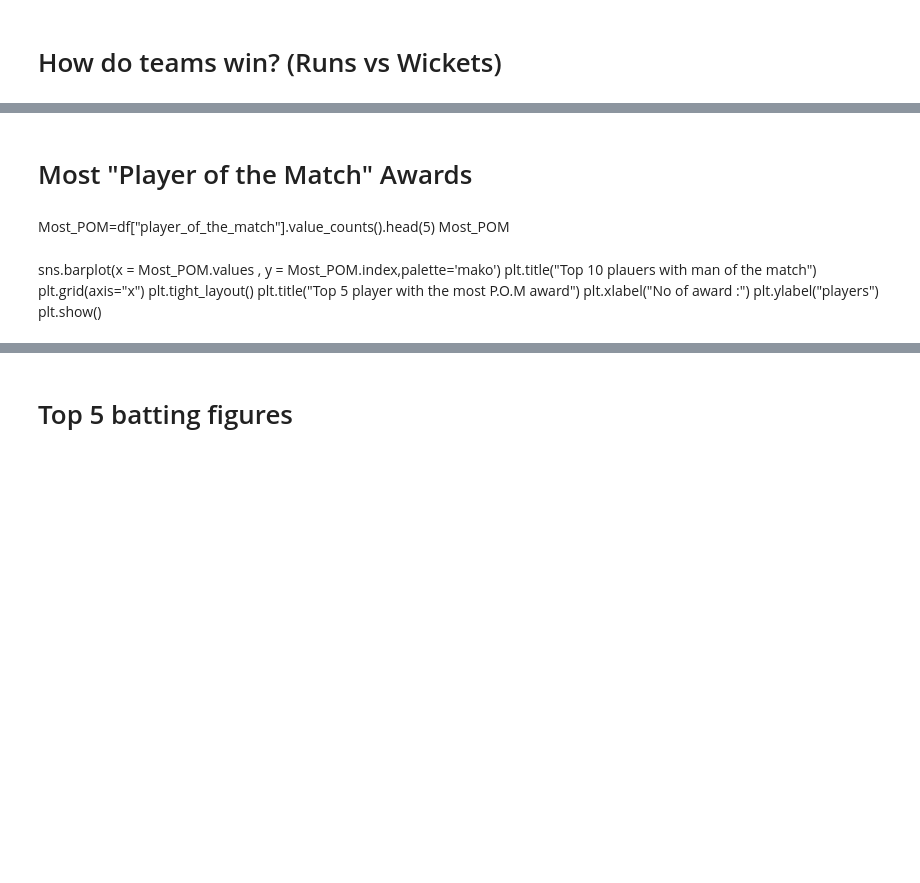
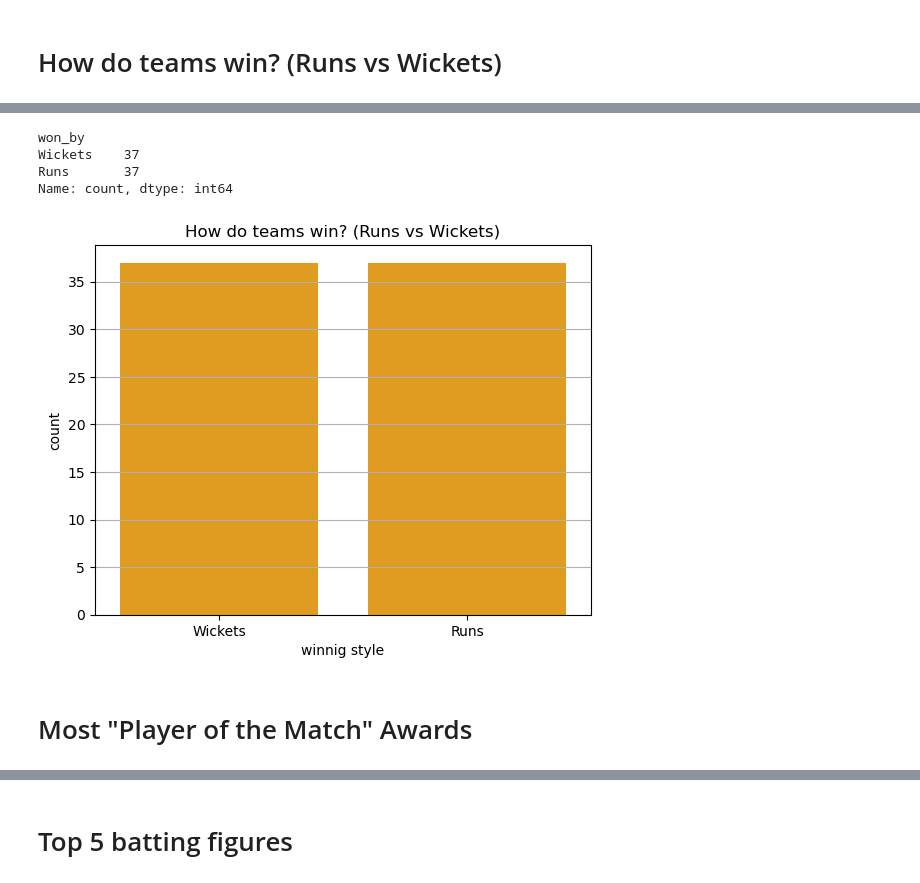
Before and after one commit to Satyajeet745/IPL-Match-Analysis-EDA, a Jupyter notebook: IPL_Match_Analysis.ipynb, the cells around one changed output, grey strips where cells are left out. Drawn from its saved outputs; the diff is of its cells as text; code cells hidden in the pictures; blank space fills up the shorter version.

```diff
--- a/IPL_Match_Analysis.ipynb
+++ b/IPL_Match_Analysis.ipynb
@@ -81,14 +85,18 @@ plt.show()
+# %%
+df["won_by"].value_counts()
+# %% [output]
+won_by
+Wickets    37
+Runs       37
+Name: count, dtype: int64
+# %%
+
+sns.countplot(x=df["won_by"],color="orange")
+plt.grid(axis="y")
+plt.title("How do teams win? (Runs vs Wickets)")
+plt.xlabel("winnig style")
+plt.show()
+# %% [output]
+[figure, added]
 # %% [markdown]
 # Most "Player of the Match" Awards
-# %% [markdown]
-Most_POM=df["player_of_the_match"].value_counts().head(5)
-Most_POM
-# %% [markdown]
-sns.barplot(x = Most_POM.values , y = Most_POM.index,palette='mako')
-plt.title("Top 10 plauers with man of the match")
-plt.grid(axis="x")
-plt.tight_layout()
-plt.title("Top 5 player with the most P.O.M award")
-plt.xlabel("No of award :")
-plt.ylabel("players")
-plt.show()
```
Also changed, not shown: parts of 36 cells of this notebook, 1 other file.
